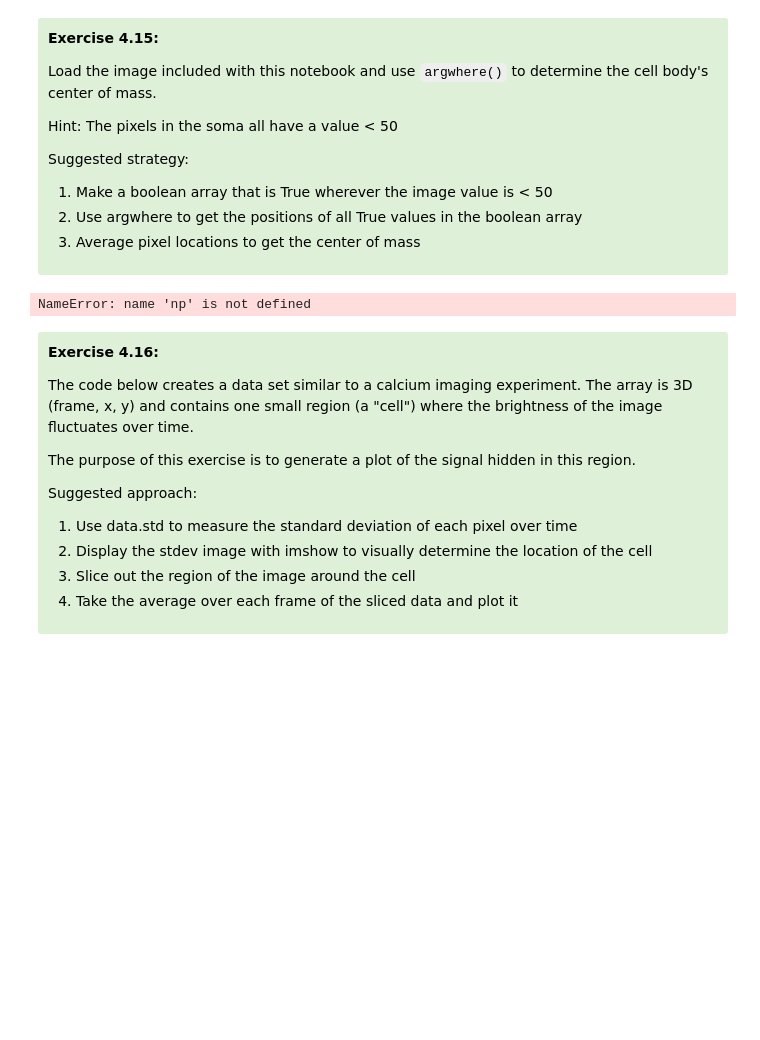
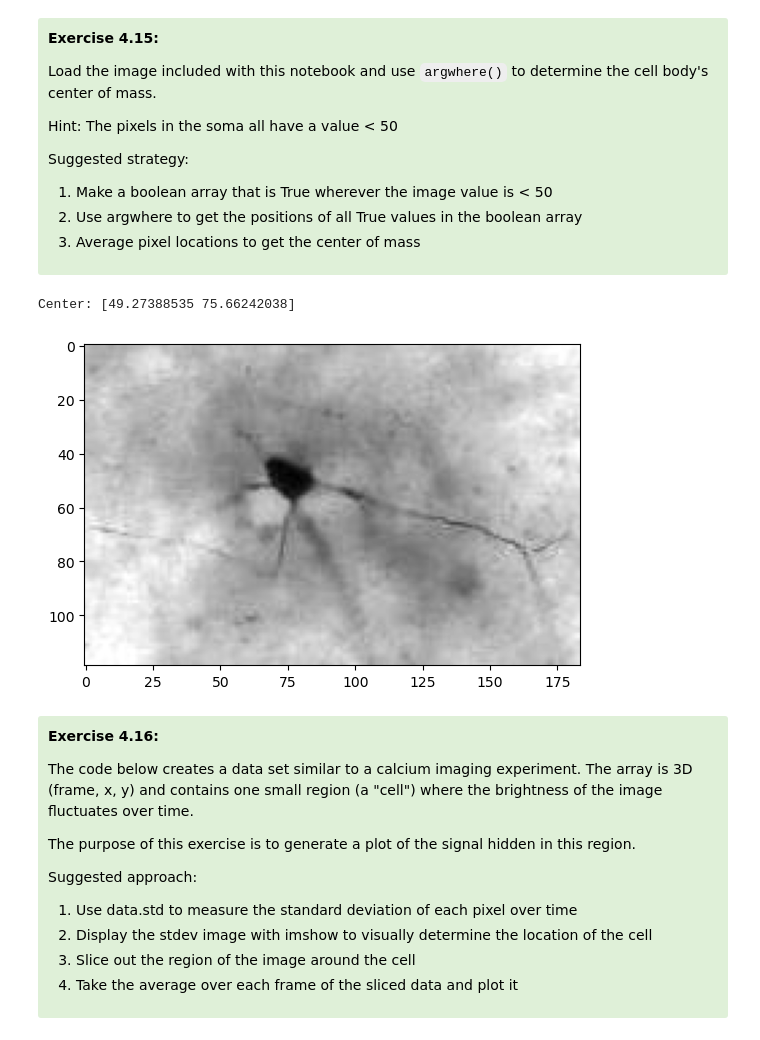
Before and after one commit to AllenInstitute/python_bootcamp, a Jupyter notebook: code/solutions/04_Introduction_To_Numpy_solutions.ipynb, the cells around one changed output. Cells and saved outputs as stored; diff of their text form; code cells hidden in the pictures; blank space fills up the shorter version.

```diff
--- a/code/solutions/04_Introduction_To_Numpy_solutions.ipynb
+++ b/code/solutions/04_Introduction_To_Numpy_solutions.ipynb
@@ -1066,19 +1114,20 @@ array([[8],
 # %%
 from PIL import Image
 import os
-img = Image.open(os.path.join("..", "support_files", "images", "neuron.jpg"))
+img = Image.open("../support_files/images/neuron.jpg")
 
 # convert the image to an array and discard the blue/green channels
 # (the image is greyscale anyway, so we don't need color)
 img_data = np.array(img)[:, :, 0]
 
 imshow(img_data, cmap='gray');
 
-# Your code here:
+### Your code here:
 soma_pixels = np.argwhere(img_data < 50)
 print("Center:", soma_pixels.mean(axis=0))
 # %% [output]
-NameError: name 'np' is not defined
+Center: [49.27388535 75.66242038]
+[figure, added]
 # %% [markdown]
 <div class="exercise" style="background: #DFF0D8; border-radius: 3px; padding: 10px; color: #000;">
 <p><b>Exercise 4.16:</b>
```
Also changed, not shown: parts of 21 cells of this notebook.
